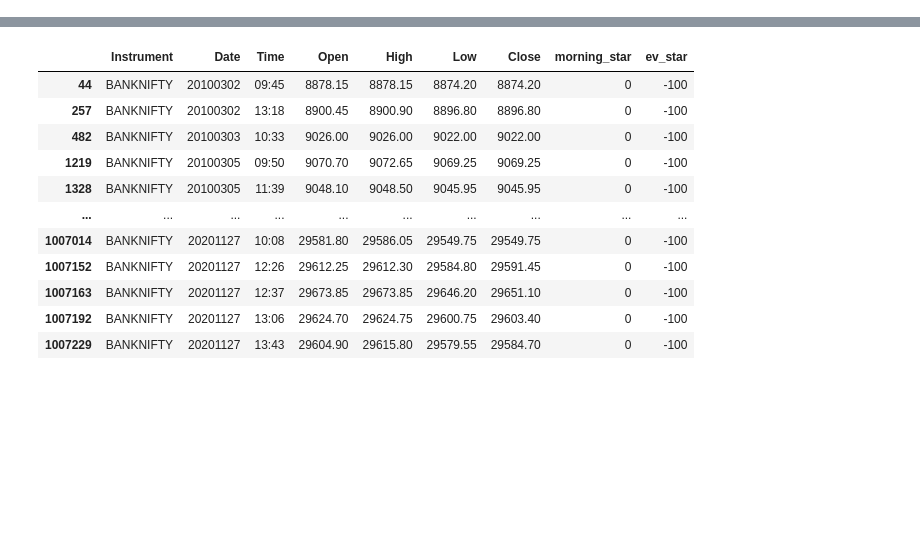
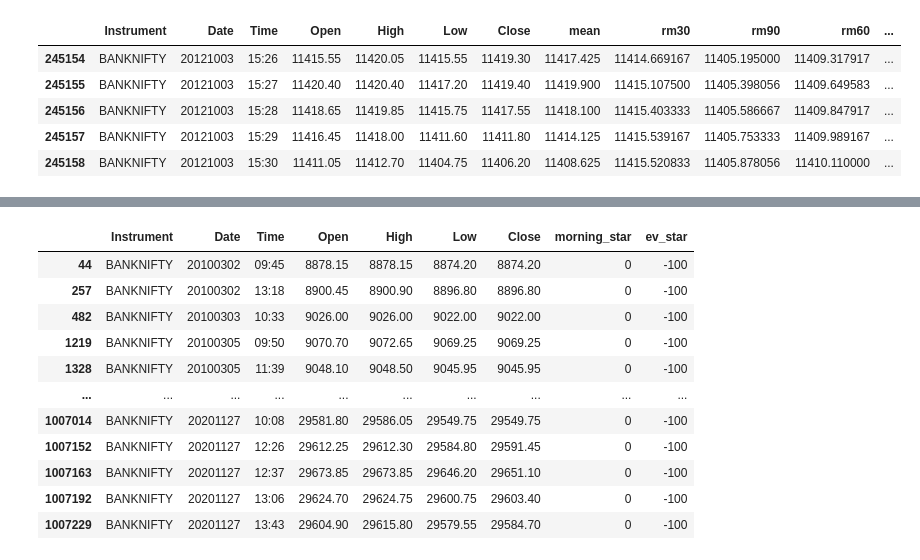
Before and after one commit to martydom/Options, a Jupyter notebook: experiments/Add Load Analyse Predict.ipynb, the cells around one changed output, grey strips where cells are left out. Cells and saved outputs as stored; diff of their text form; code cells hidden in the pictures; blank space fills up the shorter version.

```diff
--- a/experiments/Add Load Analyse Predict.ipynb
+++ b/experiments/Add Load Analyse Predict.ipynb
@@ -26,0 +88,9 @@ def candles(df):
+# %%
+sample.tail()
+# %% [output]
+|  | Instrument | Date | Time | Open | High | Low | Close | mean | rm30 | rm90 | rm60 | ... |
+| 245154 | BANKNIFTY | 20121003 | 15:26 | 11415.55 | 11420.05 | 11415.55 | 11419.30 | 11417.425 | 11414.669167 | 11405.195000 | 11409.317917 | ... |
+| 245155 | BANKNIFTY | 20121003 | 15:27 | 11420.40 | 11420.40 | 11417.20 | 11419.40 | 11419.900 | 11415.107500 | 11405.398056 | 11409.649583 | ... |
+| 245156 | BANKNIFTY | 20121003 | 15:28 | 11418.65 | 11419.85 | 11415.75 | 11417.55 | 11418.100 | 11415.403333 | 11405.586667 | 11409.847917 | ... |
+| 245157 | BANKNIFTY | 20121003 | 15:29 | 11416.45 | 11418.00 | 11411.60 | 11411.80 | 11414.125 | 11415.539167 | 11405.753333 | 11409.989167 | ... |
+| 245158 | BANKNIFTY | 20121003 | 15:30 | 11411.05 | 11412.70 | 11404.75 | 11406.20 | 11408.625 | 11415.520833 | 11405.878056 | 11410.110000 | ... |
```
Also changed, not shown: parts of 17 cells of this notebook.
